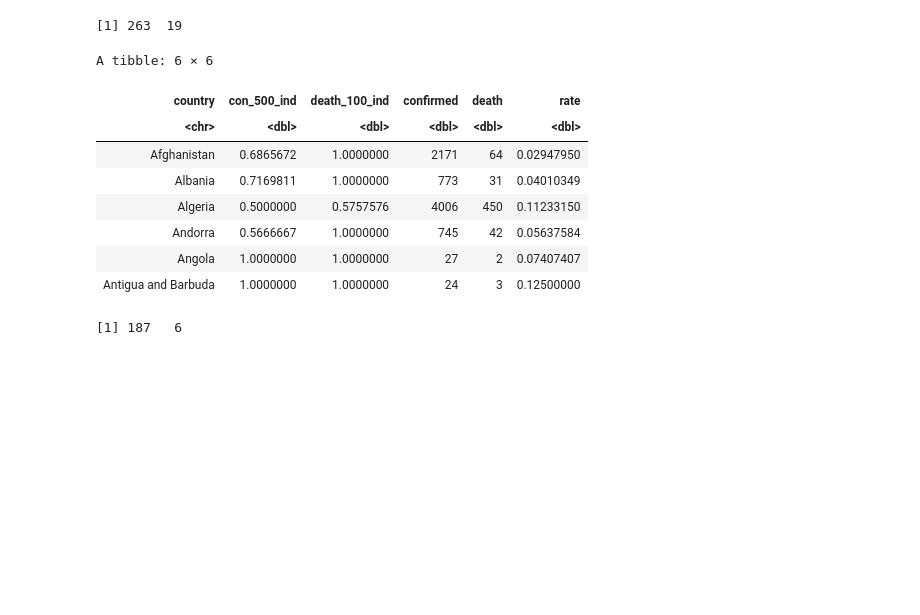
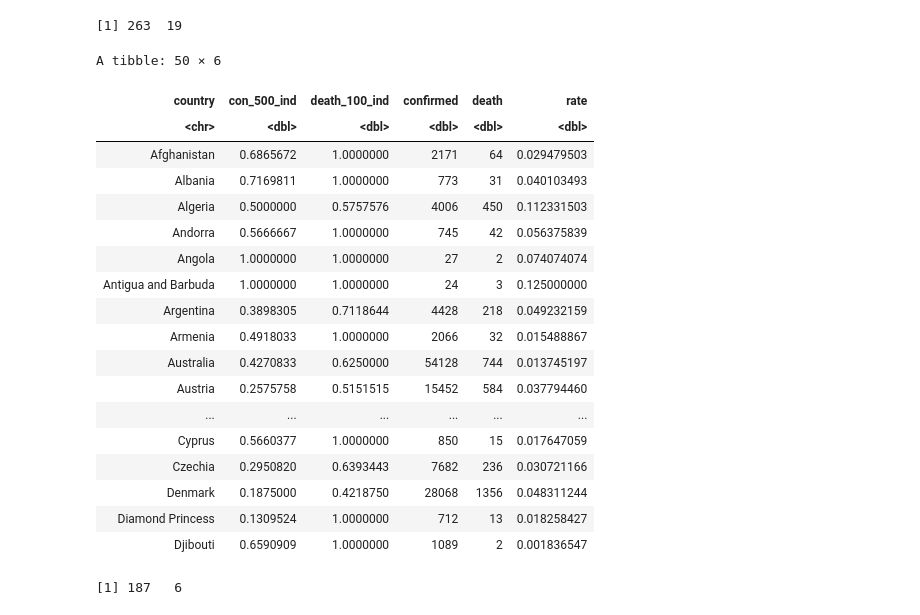
Before and after one commit to flizhou/age_effects_on_COVID-19, a Jupyter notebook: scripts/eda.ipynb, the cells around one changed output. Cells and saved outputs as stored; diff of their text form; code cells hidden in the pictures; blank space fills up the shorter version.

```diff
--- a/scripts/eda.ipynb
+++ b/scripts/eda.ipynb
@@ -308,19 +308,28 @@ covid19 <- total %>%
               confirmed = max(confirmed),
               death = max(death),
               rate = death/confirmed)
-# %%
-
-head(covid19)
-# %% [output]
-A tibble: 6 × 6
-| country | con_500_ind | death_100_ind | confirmed | death | rate |
-| <chr> | <dbl> | <dbl> | <dbl> | <dbl> | <dbl> |
-| Afghanistan | 0.6865672 | 1.0000000 | 2171 | 64 | 0.02947950 |
-| Albania | 0.7169811 | 1.0000000 | 773 | 31 | 0.04010349 |
-| Algeria | 0.5000000 | 0.5757576 | 4006 | 450 | 0.11233150 |
-| Andorra | 0.5666667 | 1.0000000 | 745 | 42 | 0.05637584 |
-| Angola | 1.0000000 | 1.0000000 | 27 | 2 | 0.07407407 |
-| Antigua and Barbuda | 1.0000000 | 1.0000000 | 24 | 3 | 0.12500000 |
+# %%
+covid19[1:50,]
+# %% [output]
+A tibble: 50 × 6
+| country | con_500_ind | death_100_ind | confirmed | death | rate |
+| <chr> | <dbl> | <dbl> | <dbl> | <dbl> | <dbl> |
+| Afghanistan | 0.6865672 | 1.0000000 | 2171 | 64 | 0.029479503 |
+| Albania | 0.7169811 | 1.0000000 | 773 | 31 | 0.040103493 |
+| Algeria | 0.5000000 | 0.5757576 | 4006 | 450 | 0.112331503 |
+| Andorra | 0.5666667 | 1.0000000 | 745 | 42 | 0.056375839 |
+| Angola | 1.0000000 | 1.0000000 | 27 | 2 | 0.074074074 |
+| Antigua and Barbuda | 1.0000000 | 1.0000000 | 24 | 3 | 0.125000000 |
+| Argentina | 0.3898305 | 0.7118644 | 4428 | 218 | 0.049232159 |
+| Armenia | 0.4918033 | 1.0000000 | 2066 | 32 | 0.015488867 |
+| Australia | 0.4270833 | 0.6250000 | 54128 | 744 | 0.013745197 |
+| Austria | 0.2575758 | 0.5151515 | 15452 | 584 | 0.037794460 |
+| ... | ... | ... | ... | ... | ... |
+| Cyprus | 0.5660377 | 1.0000000 | 850 | 15 | 0.017647059 |
+| Czechia | 0.2950820 | 0.6393443 | 7682 | 236 | 0.030721166 |
+| Denmark | 0.1875000 | 0.4218750 | 28068 | 1356 | 0.048311244 |
+| Diamond Princess | 0.1309524 | 1.0000000 | 712 | 13 | 0.018258427 |
+| Djibouti | 0.6590909 | 1.0000000 | 1089 | 2 | 0.001836547 |
 # %%
 dim(covid19)
 # %% [output]
```
Also changed, not shown: parts of 5 cells of this notebook.
